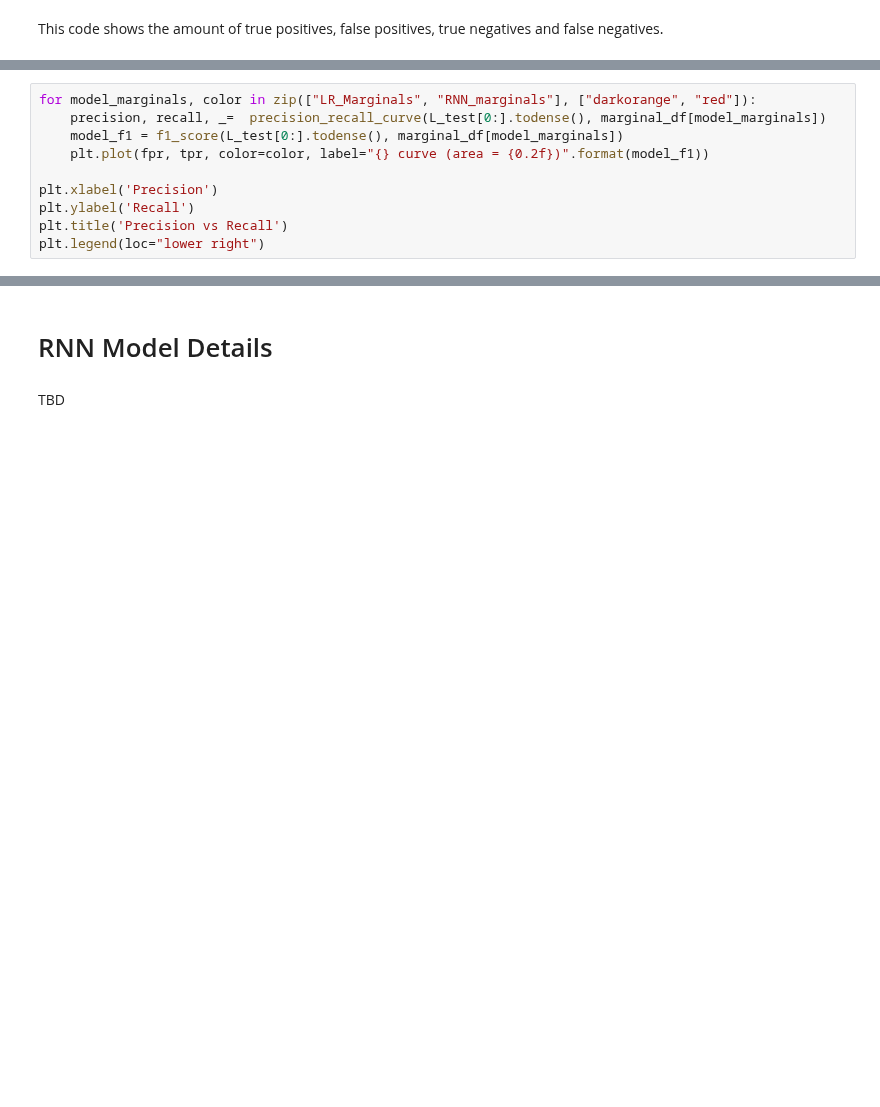
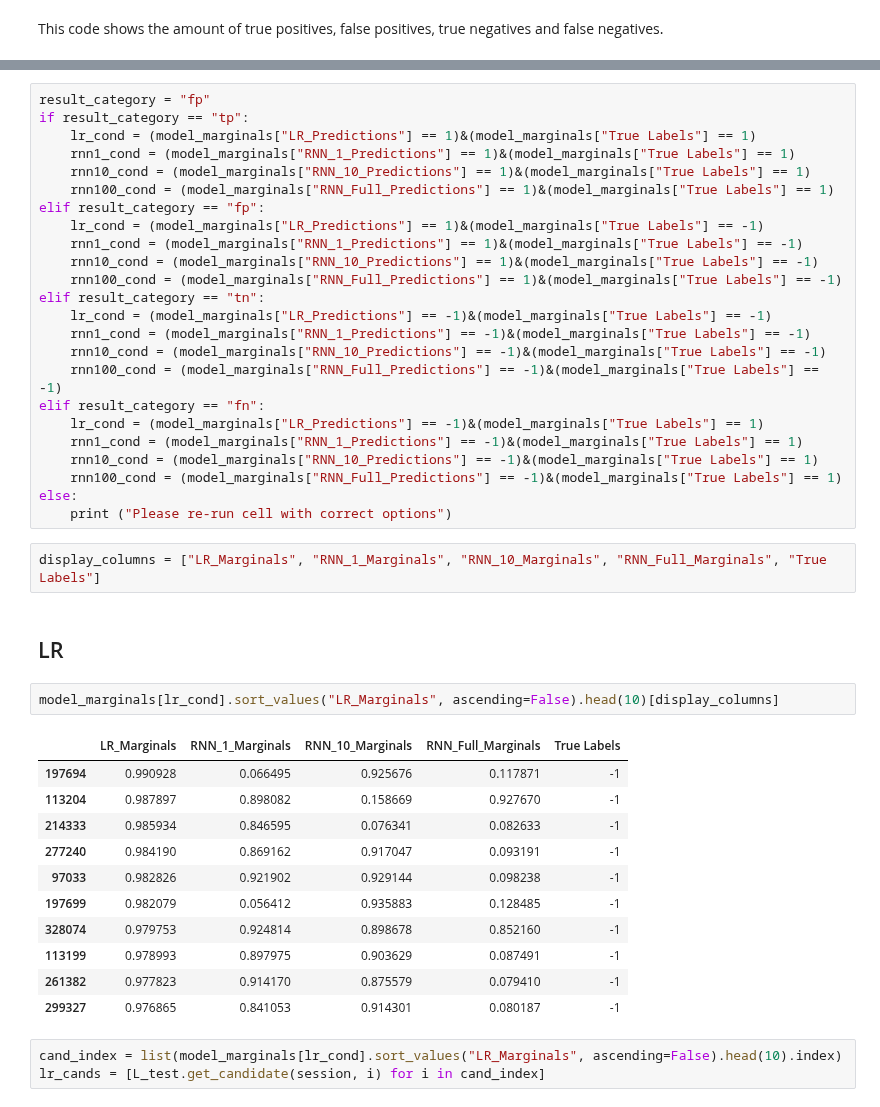
Before and after one commit to greenelab/snorkeling, a Jupyter notebook: All_Relationships/5.data-analysis.ipynb, the cells around one changed output, grey strips where cells are left out. Saved outputs shown, nothing was run; the diff lists cells and outputs as text; blank space fills up the shorter version.

```diff
--- a/All_Relationships/5.data-analysis.ipynb
+++ b/All_Relationships/5.data-analysis.ipynb
@@ -135,10 +126,0 @@ This code produces a [Precision-Recall](http://scikit-learn.org/stable/auto_exam
-# %%
-for model_marginals, color in zip(["LR_Marginals", "RNN_marginals"], ["darkorange", "red"]):
-    precision, recall, _=  precision_recall_curve(L_test[0:].todense(), marginal_df[model_marginals])
-    model_f1 = f1_score(L_test[0:].todense(), marginal_df[model_marginals])
-    plt.plot(fpr, tpr, color=color, label="{} curve (area = {0.2f})".format(model_f1))
-
-plt.xlabel('Precision')
-plt.ylabel('Recall')
-plt.title('Precision vs Recall')
-plt.legend(loc="lower right")
@@ -181,4 +127,45 @@ neg_features_df.head(10)
-# %% [markdown]
-# RNN Model Details
-# %% [markdown]
-TBD
+# %%
+result_category = "fp"
+if result_category == "tp":
+    lr_cond = (model_marginals["LR_Predictions"] == 1)&(model_marginals["True Labels"] == 1)
+    rnn1_cond = (model_marginals["RNN_1_Predictions"] == 1)&(model_marginals["True Labels"] == 1)
+    rnn10_cond = (model_marginals["RNN_10_Predictions"] == 1)&(model_marginals["True Labels"] == 1)
+    rnn100_cond = (model_marginals["RNN_Full_Predictions"] == 1)&(model_marginals["True Labels"] == 1)
+elif result_category == "fp":
+    lr_cond = (model_marginals["LR_Predictions"] == 1)&(model_marginals["True Labels"] == -1)
+    rnn1_cond = (model_marginals["RNN_1_Predictions"] == 1)&(model_marginals["True Labels"] == -1)
+    rnn10_cond = (model_marginals["RNN_10_Predictions"] == 1)&(model_marginals["True Labels"] == -1)
+    rnn100_cond = (model_marginals["RNN_Full_Predictions"] == 1)&(model_marginals["True Labels"] == -1)
+elif result_category == "tn":
+    lr_cond = (model_marginals["LR_Predictions"] == -1)&(model_marginals["True Labels"] == -1)
+    rnn1_cond = (model_marginals["RNN_1_Predictions"] == -1)&(model_marginals["True Labels"] == -1)
+    rnn10_cond = (model_marginals["RNN_10_Predictions"] == -1)&(model_marginals["True Labels"] == -1)
+    rnn100_cond = (model_marginals["RNN_Full_Predictions"] == -1)&(model_marginals["True Labels"] == -1)
+elif result_category == "fn":
+    lr_cond = (model_marginals["LR_Predictions"] == -1)&(model_marginals["True Labels"] == 1)
+    rnn1_cond = (model_marginals["RNN_1_Predictions"] == -1)&(model_marginals["True Labels"] == 1)
+    rnn10_cond = (model_marginals["RNN_10_Predictions"] == -1)&(model_marginals["True Labels"] == 1)
+    rnn100_cond = (model_marginals["RNN_Full_Predictions"] == -1)&(model_marginals["True Labels"] == 1)
+else:
+    print ("Please re-run cell with correct options")
+# %%
+display_columns = ["LR_Marginals", "RNN_1_Marginals", "RNN_10_Marginals", "RNN_Full_Marginals", "True Labels"]
+# %% [markdown]
+## LR
+# %%
+model_marginals[lr_cond].sort_values("LR_Marginals", ascending=False).head(10)[display_columns]
+# %% [output]
+|  | LR_Marginals | RNN_1_Marginals | RNN_10_Marginals | RNN_Full_Marginals | True Labels |
+| 197694 | 0.990928 | 0.066495 | 0.925676 | 0.117871 | -1 |
+| 113204 | 0.987897 | 0.898082 | 0.158669 | 0.927670 | -1 |
+| 214333 | 0.985934 | 0.846595 | 0.076341 | 0.082633 | -1 |
+| 277240 | 0.984190 | 0.869162 | 0.917047 | 0.093191 | -1 |
+| 97033 | 0.982826 | 0.921902 | 0.929144 | 0.098238 | -1 |
+| 197699 | 0.982079 | 0.056412 | 0.935883 | 0.128485 | -1 |
+| 328074 | 0.979753 | 0.924814 | 0.898678 | 0.852160 | -1 |
+| 113199 | 0.978993 | 0.897975 | 0.903629 | 0.087491 | -1 |
+| 261382 | 0.977823 | 0.914170 | 0.875579 | 0.079410 | -1 |
+| 299327 | 0.976865 | 0.841053 | 0.914301 | 0.080187 | -1 |
+# %%
+cand_index = list(model_marginals[lr_cond].sort_values("LR_Marginals", ascending=False).head(10).index)
+lr_cands = [L_test.get_candidate(session, i) for i in cand_index]
```
Also changed, not shown: parts of 58 cells of this notebook, 12 other files.
